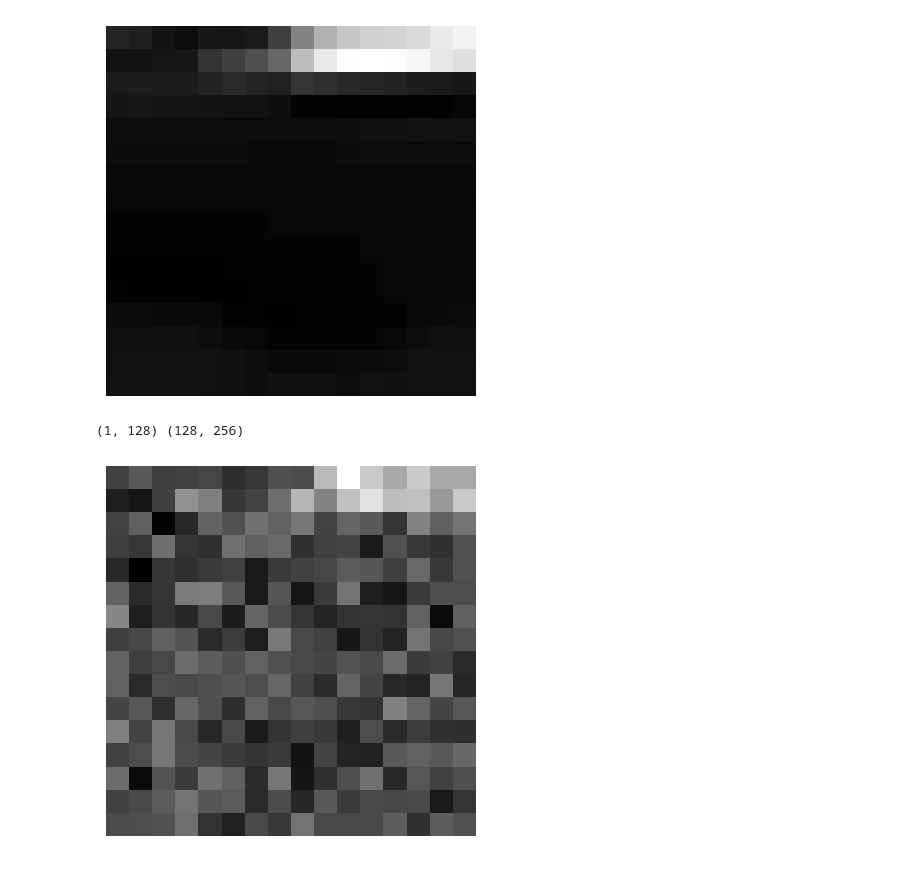
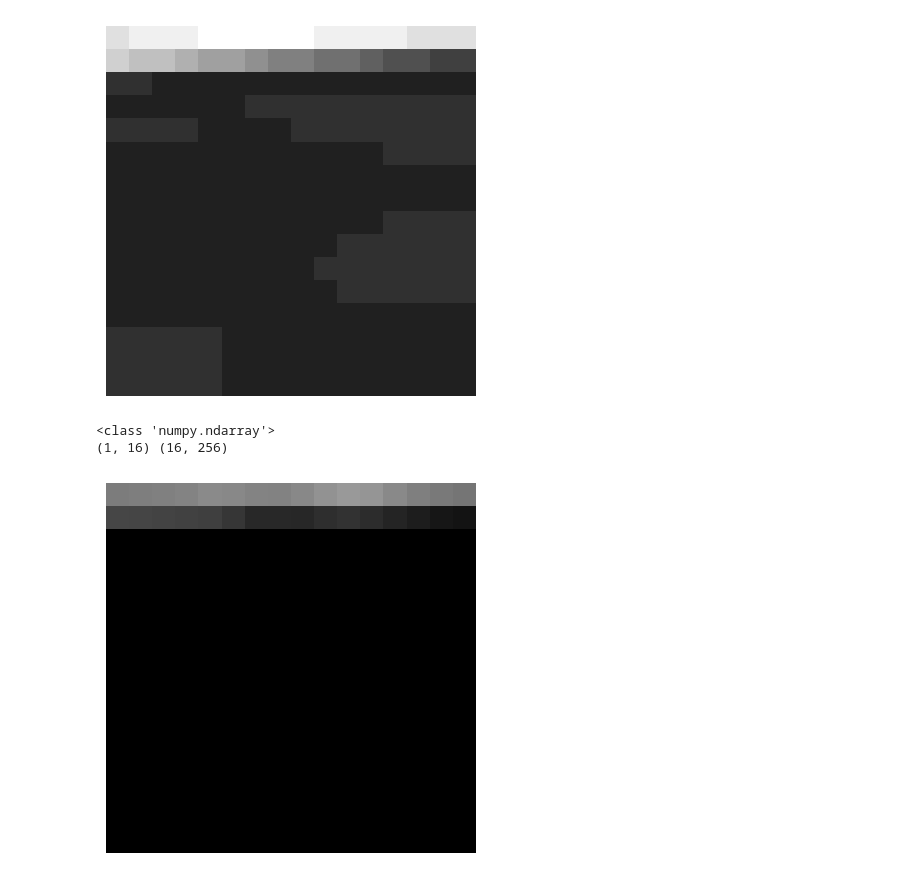
Before and after one commit to mfpekala/h264_beds, a Jupyter notebook: dictlearn.ipynb, the cells around one changed output. Cells and saved outputs as stored; diff of their text form; code cells hidden in the pictures.

```diff
--- a/dictlearn.ipynb
+++ b/dictlearn.ipynb
@@ -9,9 +10,10 @@ from sklearn.linear_model import OrthogonalMatchingPursuit
 # %%
-def filepath2vecs(filepath, chunk_size=16):
+def filepath2vecs(filepath, chunk_size=16, quantize=16):
     """
     Loads the image and breaks it into (default) 16x16 chunks, returning a tensor with pixel values for each chunk.
     """
     img = cv2.imread(filepath, cv2.IMREAD_GRAYSCALE).astype(np.float32) / 255.0
+    img = np.round(img * quantize) / quantize
 
     # Determine padding size
     height, width = img.shape[:2]
@@ -30,13 +32,13 @@ def filepath2vecs(filepath, chunk_size=16):
 
     return image_tensor
 
-def show_vec(vec, size):
+def show_vec(vec, size=(16, 16)):
     """
     Given a 1-dimensional greyscale rep of an image, show it
     """
     width, height = size
     img_2d = vec.reshape((height, width))
-    plt.imshow(img_2d, cmap='gray')
+    plt.imshow(img_2d, cmap='gray', vmin=0.0, vmax=1.0)
     plt.axis('off')
     plt.show()
 
@@ -64,12 +66,30 @@ def vec2rep(vec, dictionary, n_nonzero_coefs):
     omp.fit(dictionary.T, vec)
     coefficients = torch.tensor(omp.coef_, dtype=torch.float32)
     return coefficients.detach().numpy()
+
+def initialize_dct_basis(num_basis, basis_length):
+    """
+    Initialize the dictionary with a DCT basis.
+    """
+    identity_matrix = np.eye(basis_length)
+    basis = []
+
+    for i in range(num_basis):
+        dct_basis = dct(identity_matrix[i], norm='ortho')
+        basis.append(dct_basis)
+
+    basis_array = np.array(basis).T
+
+    basis_array -= np.min(basis_array)
+    basis_array /= np.max(basis_array)
+
+    return basis_array
 # %%
-n_components = 128
-n_nonzero_coefs = 64
+n_components = 16
+n_nonzero_coefs = 8
 
 max_iter = 10
-fit_algorithm = "paksvd_reg"
+fit_algorithm = "aksvd"
 transform_algorithm = "omp"
 
 data = folder_to_tensor("frames/i")
@@ -82,7 +102,8 @@ dl = DictionaryLearning(
     transform_algorithm=transform_algorithm,
     n_nonzero_coefs=n_nonzero_coefs,
     code_init=None,
-    dict_init=None,
+    # dict_init=None,
+    dict_init=initialize_dct_basis(num_basis=n_components, basis_length=256),
     verbose=False,
     random_state=None,
     kernel_function=None,
@@ -90,7 +111,7 @@ dl = DictionaryLearning(
     data_sklearn_compat=True
 )
 
-dl.fit(Y)
+dl.fit(data)
 
 plt.plot(range(max_iter), dl.error_, label=fit_algorithm)
 plt.legend()
@@ -101,11 +122,13 @@ torch.Size([5520, 256])
 # %%
-test = data[2]
+test = data[3]
 show_vec(test, (16, 16))
-rep = vec2rep(test, dl.D_, 128).reshape((1,128))
+rep = vec2rep(test, dl.D_, n_nonzero_coefs).reshape((1, n_components))
+print(type(dl.D_))
 print(rep.shape, dl.D_.shape)
 new_test = (rep @ dl.D_).reshape((256,))
 show_vec(new_test, (16,16))
 # %% [output]
-[figure, old version]
+[figure, new version]
-(1, 128) (128, 256)
+<class 'numpy.ndarray'>
+(1, 16) (16, 256)
-[figure, old version]
+[figure, new version]
```
Also changed, not shown: parts of 2 cells of this notebook, 20 other files.
